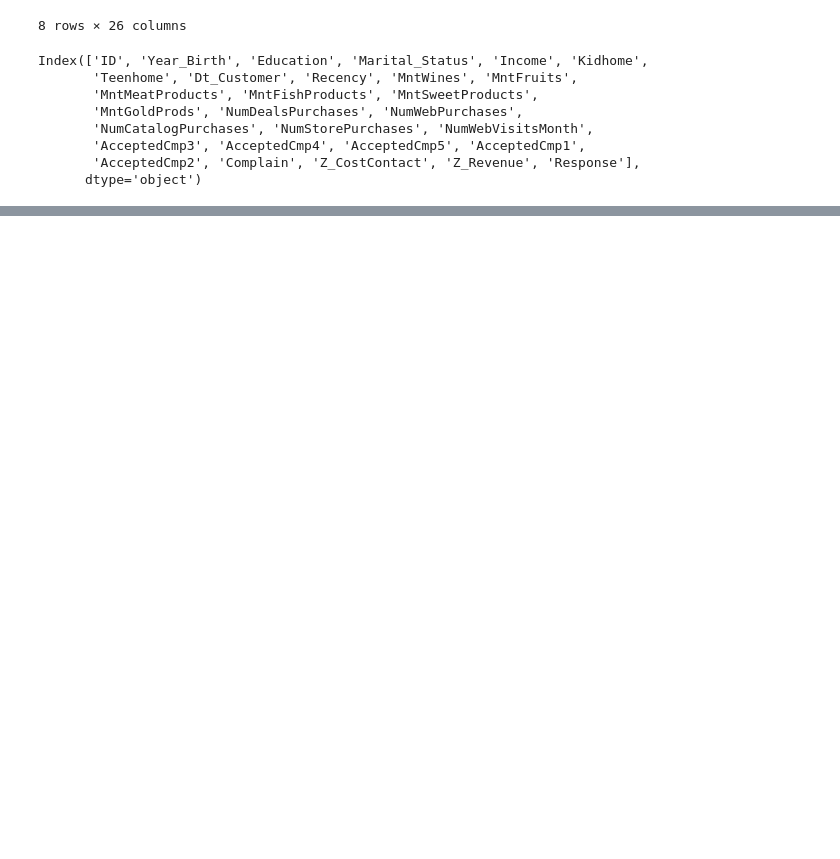
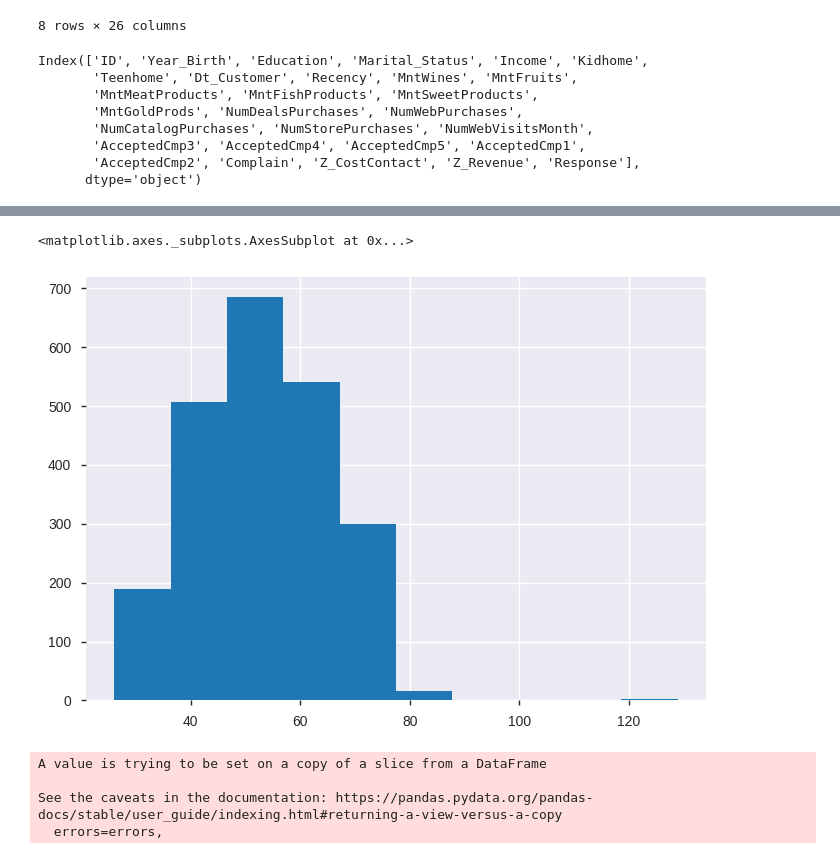
Before and after one commit to ednaelxd/clients_profile, a Jupyter notebook: client_profile.ipynb, the cells around one changed output, grey strips where cells are left out. Drawn from its saved outputs; the diff is of its cells as text; code cells hidden in the pictures; blank space fills up the shorter version.

```diff
--- a/client_profile.ipynb
+++ b/client_profile.ipynb
@@ -176,0 +255,16 @@ plot_grid([[show_value_counts, plotting_info] for plotting_info in train_plottin
+# %%
+enc2 = LabelEncoder()
+data['Dt_Customer']=enc.fit_transform(data['Dt_Customer'])
+# %%
+# Agregando número de filhos
+data['num_filhos']=data['Kidhome']+data['Teenhome']
+data.drop(['Kidhome','Teenhome'],axis=1,inplace=True)
+# %%
+data['Year_Birth'] = 2022 - data['Year_Birth']
+# %%
+data.rename({'Year_Birth':'Age'},axis=1,inplace=True)
+# %%
+data['Age'].hist()
+# %% [output]
+<matplotlib.axes._subplots.AxesSubplot at 0x...>
+[figure, added]
@@ -176,0 +274,8 @@ plot_grid([[show_value_counts, plotting_info] for plotting_info in train_plottin
+# %%
+#Removendo variáveis sem documentação
+data.drop(['Z_Revenue','Z_CostContact'],axis=1,inplace=True)
+# %% [output]
+A value is trying to be set on a copy of a slice from a DataFrame
+
+See the caveats in the documentation: https://pandas.pydata.org/pandas-docs/stable/user_guide/indexing.html#returning-a-view-versus-a-copy
+  errors=errors,
```
Also changed, not shown: parts of 32 cells of this notebook.
